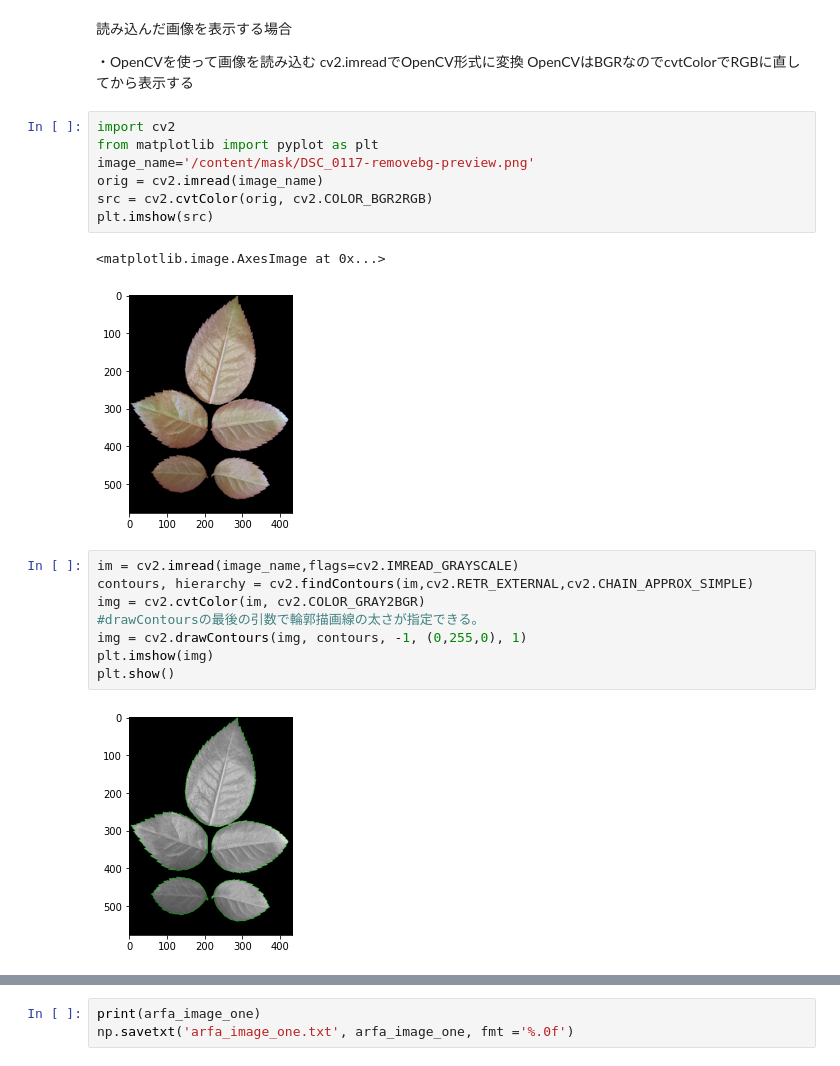
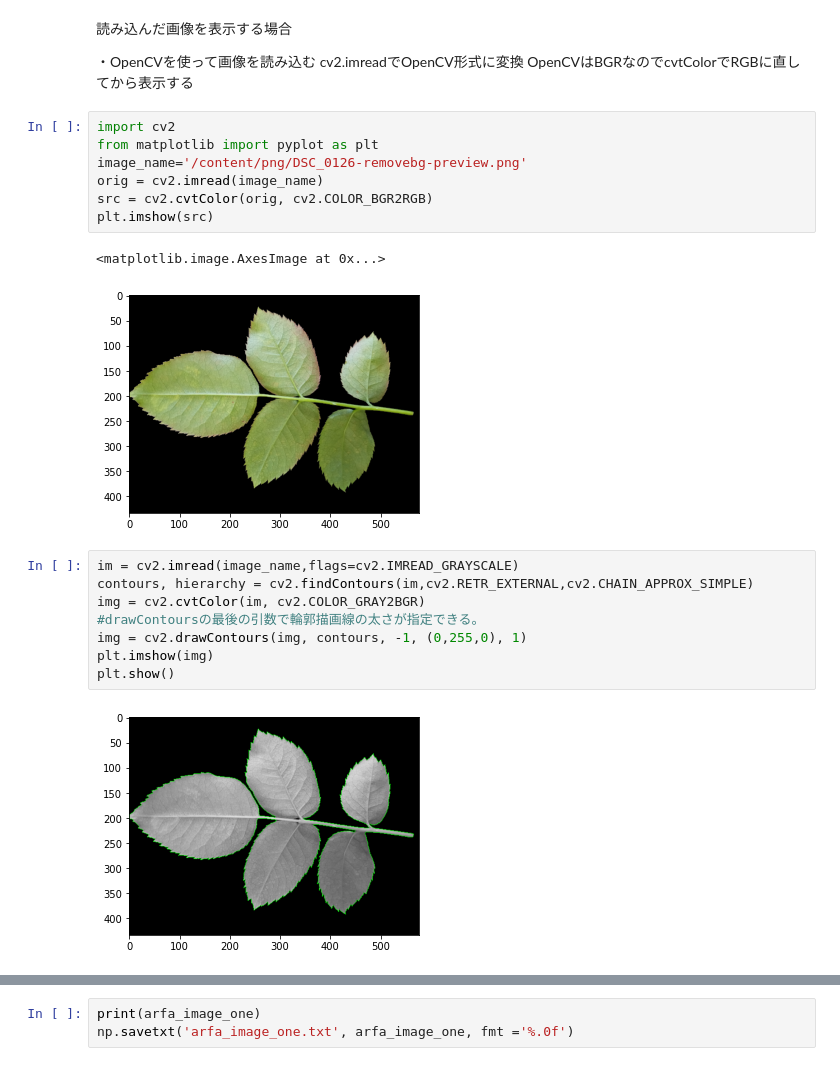
Before and after one commit to 1900690/kyouyu, a Jupyter notebook: マスク画像からCOCOファイル作成.8.ipynb, the cells around one changed output, grey strips where cells are left out. Saved outputs shown, nothing was run; the diff lists cells and outputs as text.

```diff
--- a/マスク画像からCOCOファイル作成.8.ipynb
+++ b/マスク画像からCOCOファイル作成.8.ipynb
@@ -93,13 +97,13 @@ for name in FILE_PASS:
 # %%
 import cv2
 from matplotlib import pyplot as plt
-image_name='/content/mask/DSC_0117-removebg-preview.png'
+image_name='/content/png/DSC_0126-removebg-preview.png'
 orig = cv2.imread(image_name)
 src = cv2.cvtColor(orig, cv2.COLOR_BGR2RGB)
 plt.imshow(src)
 # %% [output]
 <matplotlib.image.AxesImage at 0x...>
-[figure, old version]
+[figure, new version]
 # %%
 im = cv2.imread(image_name,flags=cv2.IMREAD_GRAYSCALE)
 contours, hierarchy = cv2.findContours(im,cv2.RETR_EXTERNAL,cv2.CHAIN_APPROX_SIMPLE)
@@ -109,7 +113,7 @@ img = cv2.drawContours(img, contours, -1, (0,255,0), 1)
 plt.imshow(img)
 plt.show()
 # %% [output]
-[figure, old version]
+[figure, new version]
 # %%
 img2 = cv2.cvtColor(im, cv2.COLOR_GRAY2BGR)
 color_list = [(0,0,51),(0,0,102),(0,0,153),(0,0,204),(0,0,255)]
```
Also changed, not shown: parts of 2 cells of this notebook.
